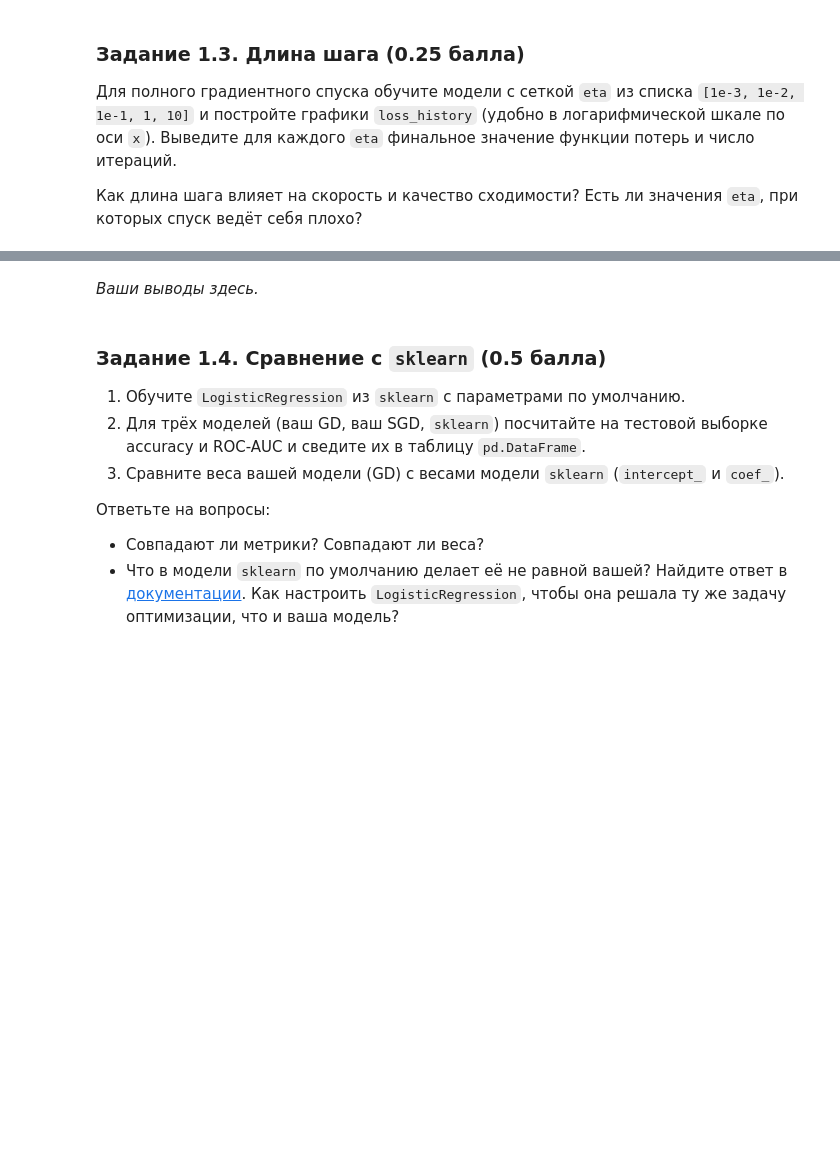
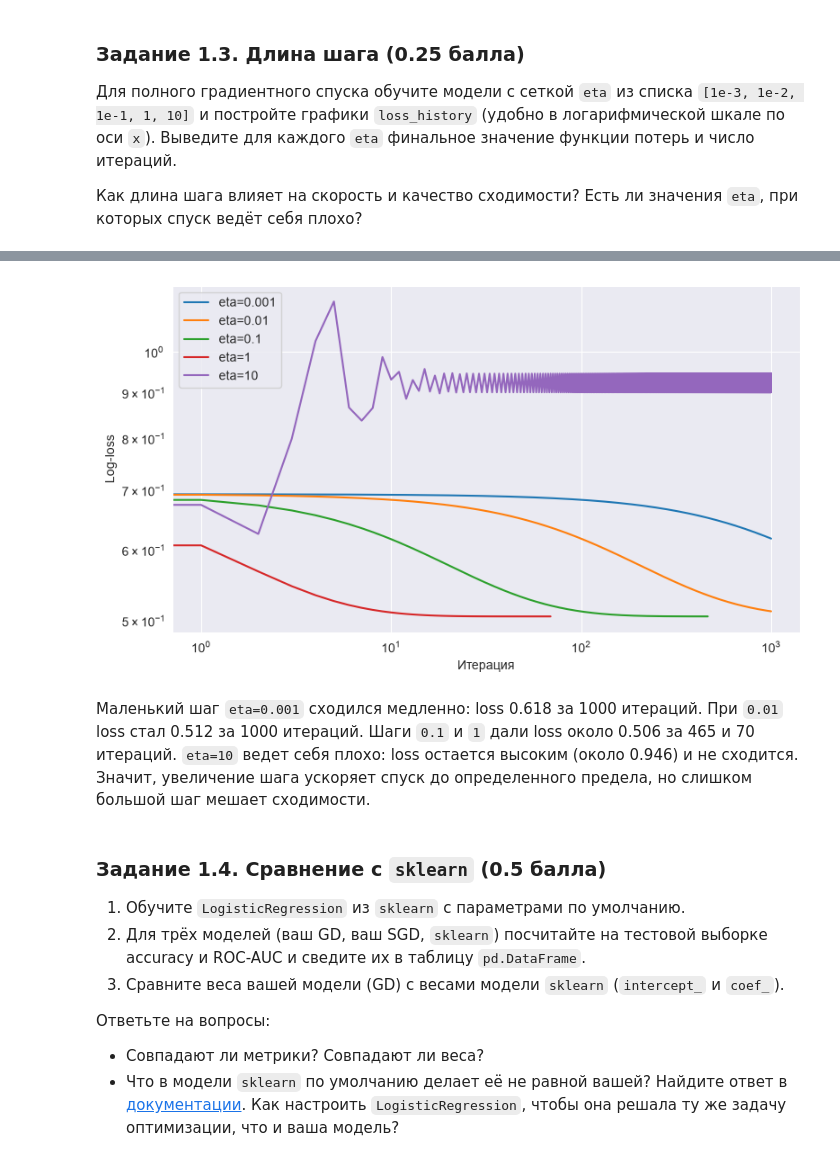
Before and after one commit to loxxych/MMDA-HW3, a Jupyter notebook: HW3_MMDA.ipynb, the cells around one changed output, grey strips where cells are left out. Cells and saved outputs as stored; diff of their text form; code cells hidden in the pictures; blank space fills up the shorter version.

```diff
--- a/HW3_MMDA.ipynb
+++ b/HW3_MMDA.ipynb
@@ -218,4 +231,18 @@ X_test = sc.transform(X_test)
 
 Как длина шага влияет на скорость и качество сходимости? Есть ли значения `eta`, при которых спуск ведёт себя плохо?
 # %%
-# ваше решение здесь
+eta_results = {}
+for eta in [1e-3, 1e-2, 1e-1, 1, 10]:
+    model = LogReg(gd_type='full', eta=eta, max_iter=1000).fit(X_train, y_train)
+    eta_results[eta] = model
+    print(f'eta={eta}: loss={model.loss_history[-1]:.6f}, итераций={len(model.loss_history)}')
+plt.figure(figsize=(9, 5))
+for eta, model in eta_results.items():
+    plt.plot(model.loss_history, label=f'eta={eta}')
+plt.xscale('log')
+plt.yscale('log')
+plt.xlabel('Итерация')
+plt.ylabel('Log-loss')
+plt.legend()
+plt.show()
+# %% [output]
@@ -222,5 +254,6 @@ X_test = sc.transform(X_test)
+[figure, added]
 # %% [markdown]
-*Ваши выводы здесь.*
+Маленький шаг `eta=0.001` сходился медленно: loss 0.618 за 1000 итераций. При `0.01` loss стал 0.512 за 1000 итераций. Шаги `0.1` и `1` дали loss около 0.506 за 465 и 70 итераций. `eta=10` ведет себя плохо: loss остается высоким (около 0.946) и не сходится. Значит, увеличение шага ускоряет спуск до определенного предела, но слишком большой шаг мешает сходимости.
 # %% [markdown]
 ### Задание 1.4. Сравнение с `sklearn` (0.5 балла)
 
```
Also changed, not shown: parts of 29 cells of this notebook, 6 other files.
